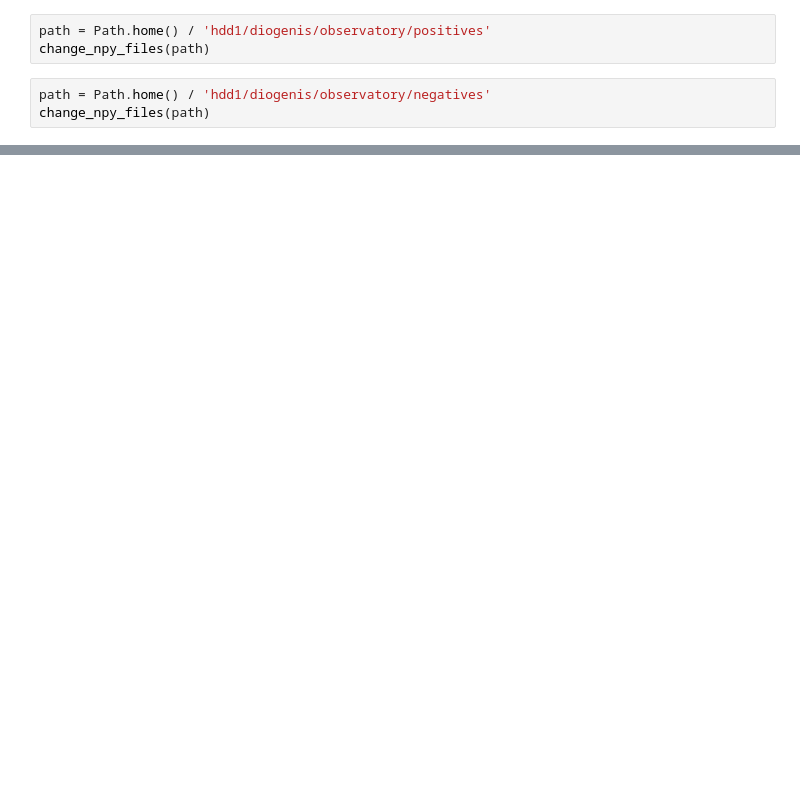
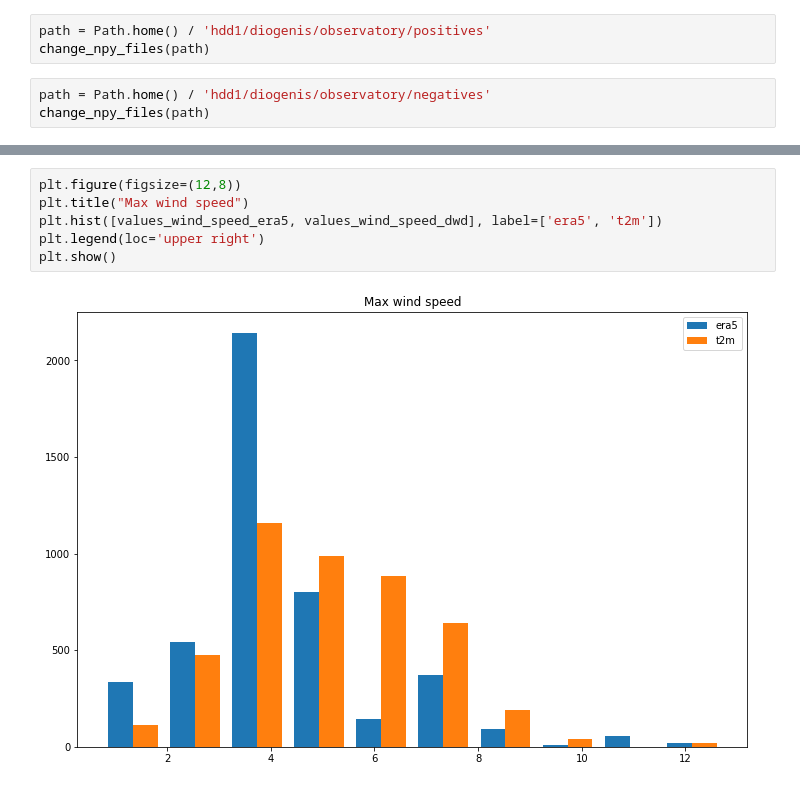
Before and after one commit to Luisdio1/observatory-internship, a Jupyter notebook: Resampling.ipynb, the cells around one changed output, grey strips where cells are left out. Saved outputs shown, nothing was run; the diff lists cells and outputs as text; blank space fills up the shorter version.

```diff
--- a/Resampling.ipynb
+++ b/Resampling.ipynb
@@ -144,0 +418,8 @@ change_npy_files(path)
+# %%
+plt.figure(figsize=(12,8))
+plt.title("Max wind speed")
+plt.hist([values_wind_speed_era5, values_wind_speed_dwd], label=['era5', 't2m'])
+plt.legend(loc='upper right')
+plt.show()
+# %% [output]
+[figure, added]
```
Also changed, not shown: parts of 42 cells of this notebook.
